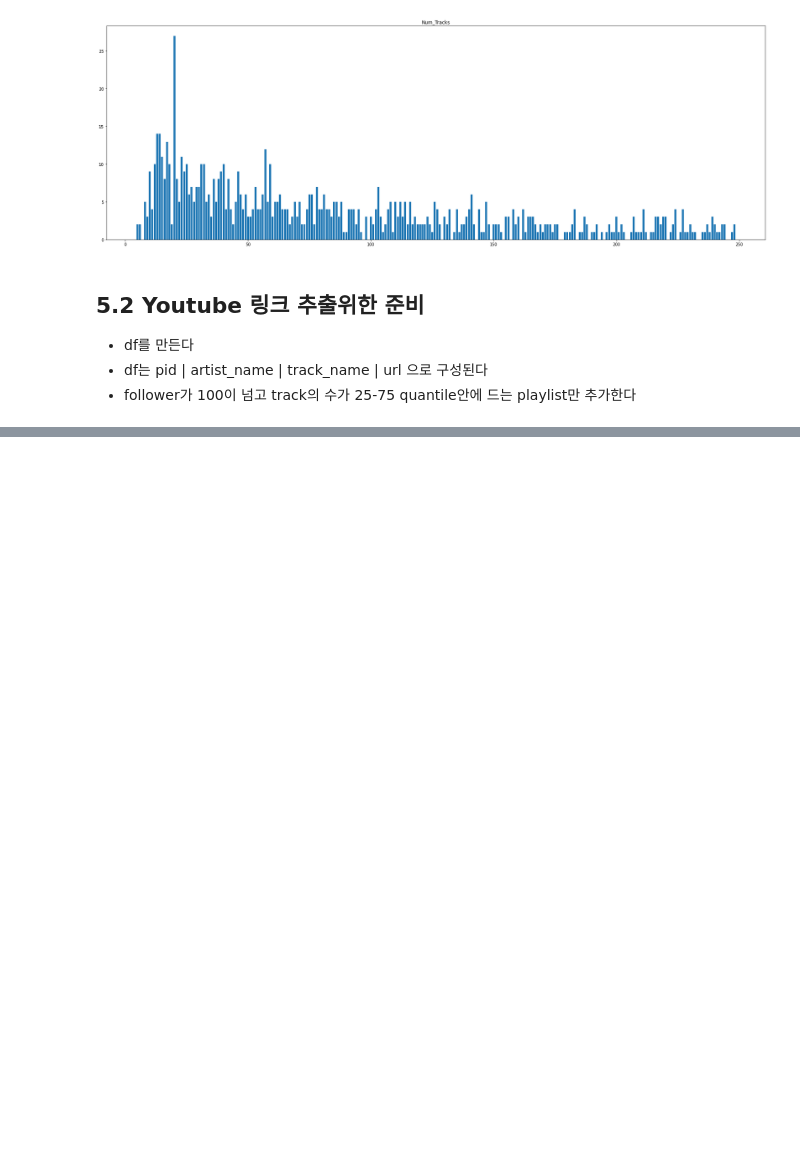
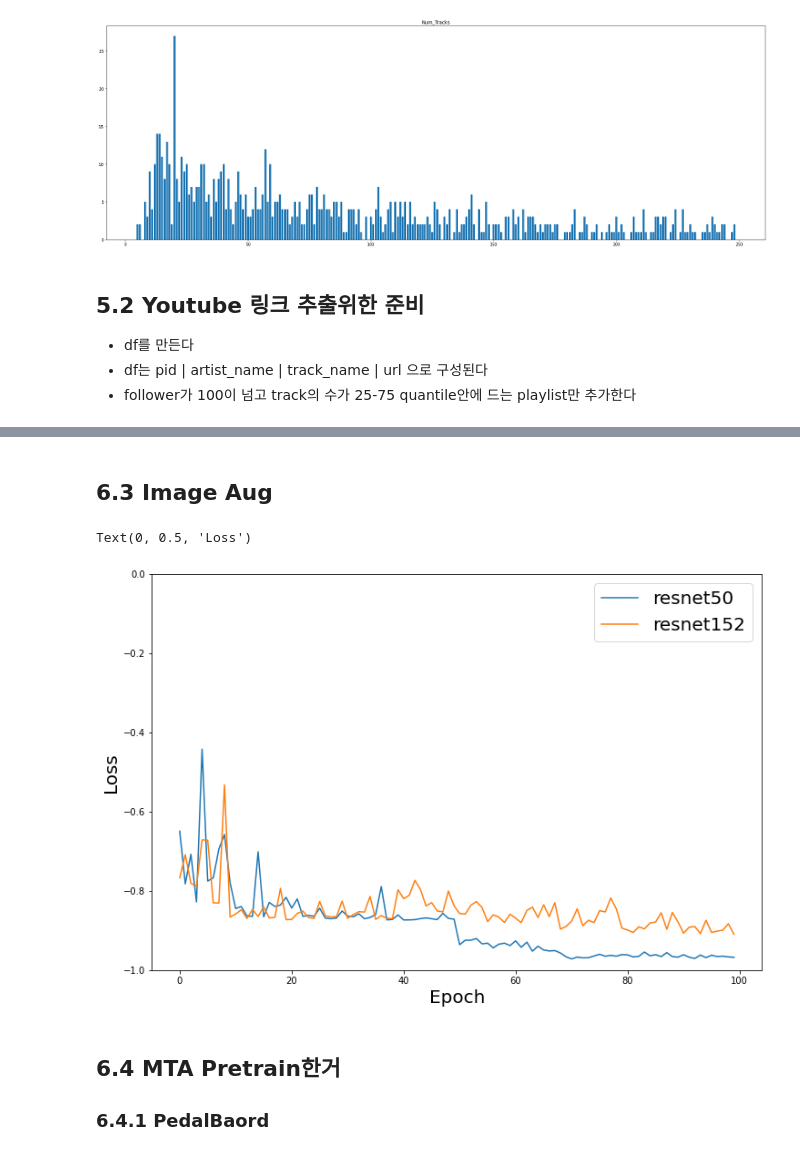
Before and after one commit to HongSungRae/SiamRec, a Jupyter notebook: statistics.ipynb, the cells around one changed output, grey strips where cells are left out. Cells and saved outputs as stored; diff of their text form; code cells hidden in the pictures; blank space fills up the shorter version.

```diff
--- a/statistics.ipynb
+++ b/statistics.ipynb
@@ -255,0 +322,33 @@ StopIteration:
+# %% [markdown]
+## 6.3 Image Aug
+# %%
+resnet50 = open('./exp_resnet50_image_adam_small/train_loss.log')
+# resnet101 = open('./exp_resnet101_randommix_adam_small/train_loss.log')
+resnet152 = open('./exp_resnet152_image_adam_small/train_loss.log')
+lines_resnet50 = resnet50.readlines()
+# lines_resnet101 = resnet101.readlines()
+lines_resnet152 = resnet152.readlines()
+
+l1,l2,l3 = [],[],[]
+for line in lines_resnet50:
+    l1.append(float(line.split(' ')[1]))
+# for line in lines_resnet101:
+#     l2.append(float(line.split(' ')[1]))
+for line in lines_resnet152:
+    l3.append(float(line.split(' ')[1]))
+# %%
+plt.figure(figsize=(12,8))
+plt.plot(l1,label='resnet50')
+# plt.plot(l2,label='resnet101')
+plt.plot(l3,label='resnet152')
+plt.legend(fontsize=20)
+# plt.title('Loss',fontsize=20)
+plt.ylim((-1,0))
+plt.xlabel('Epoch',fontsize=20)
+plt.ylabel('Loss',fontsize=20)
+# %% [output]
+Text(0, 0.5, 'Loss')
+[figure, added]
+# %% [markdown]
+## 6.4 MTA Pretrain한거
+### 6.4.1 PedalBaord
```
Also changed, not shown: parts of 13 cells of this notebook, 7 other files.
